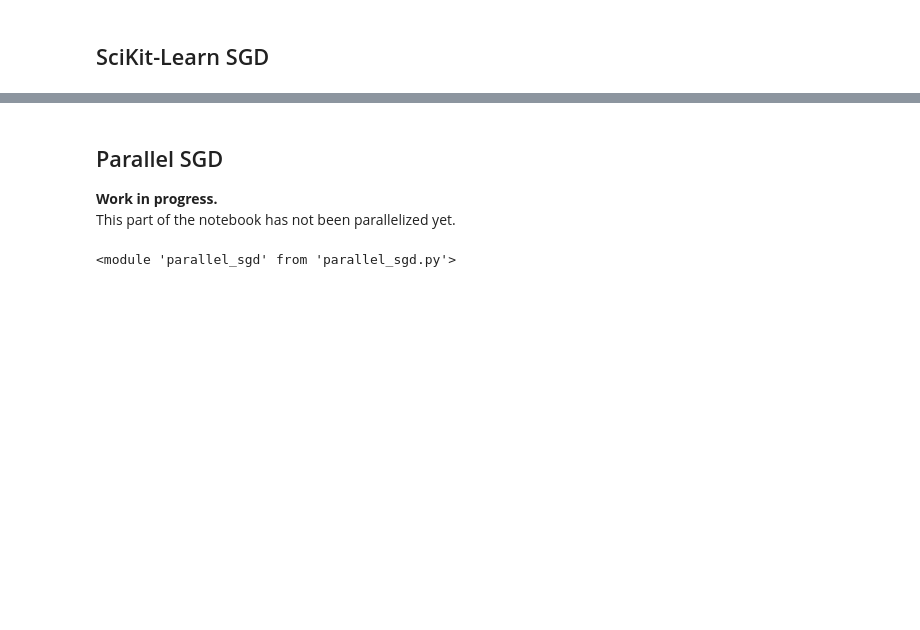
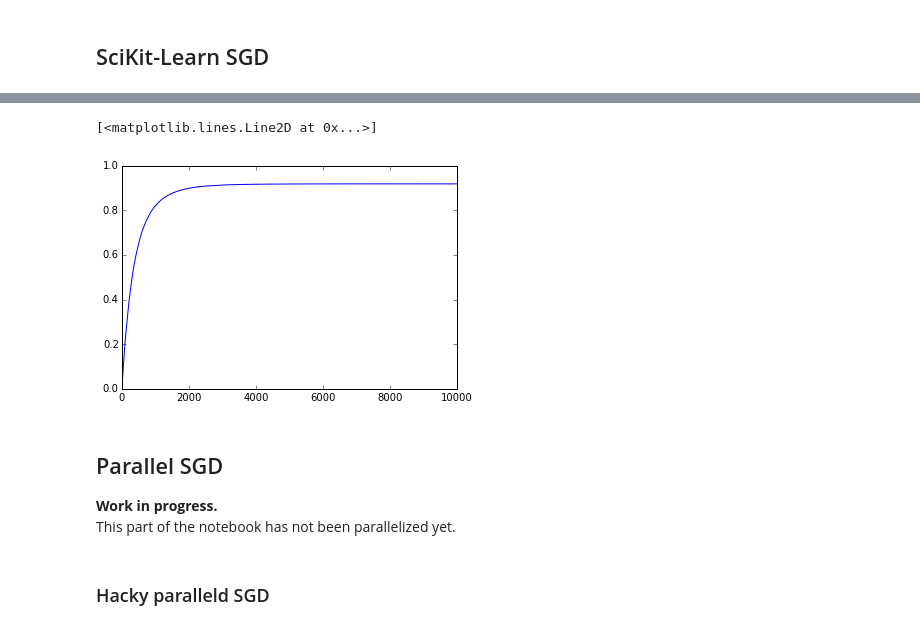
Before and after one commit to angadgill/Parallel-SGD, a Jupyter notebook: Benchmark.ipynb, the cells around one changed output, grey strips where cells are left out. Saved outputs shown, nothing was run; the diff lists cells and outputs as text; code cells hidden in the pictures; blank space fills up the shorter version.

Commit message:
Added simple parallelization in Benchmark

```diff
--- a/Benchmark.ipynb
+++ b/Benchmark.ipynb
@@ -11,9 +14,7 @@ n_samples = 1000
 n_features = 100
 seed = 1
 # %%
-X, y = make_regression(n_samples=n_samples,
-                          n_features=n_features,
-                          random_state=seed)
+X, y = make_regression(n_samples=n_samples, n_features=n_features, random_state=seed, noise=1.0, effective_rank=100)
 # %% [markdown]
 Split the dataset into train and test
 # %%
@@ -30,4 +31,6 @@ y_test = y[test]
 ## SciKit-Learn SGD
 # %%
 from sklearn.linear_model import SGDRegressor
+# %%
+n_iter = 10000
 # %%
@@ -48,9 +51,15 @@ sgd.score(X_test, y_test)
+# %%
+scores = []
+sgd = SGDRegressor(n_iter=1, warm_start=True)
+for i in range(n_iter):
+    sgd.fit(X_train, y_train)
+    scores += [sgd.score(X_test, y_test)]
+# %%
+plt.plot(range(len(scores)), scores)
+# %% [output]
+[<matplotlib.lines.Line2D at 0x...>]
+[figure, added]
 # %% [markdown]
 ##  Parallel SGD
 **Work in progress.**
 This part of the notebook has not been parallelized yet.
-# %%
-import parallel_sgd
-reload(parallel_sgd)
-# %% [output]
-<module 'parallel_sgd' from 'parallel_sgd.py'>
@@ -58,0 +66,2 @@ psgd = parallel_sgd.ParallelSGDRegressor()
+# %% [markdown]
+### Hacky paralleld SGD
```
Also changed, not shown: parts of 19 cells of this notebook.
